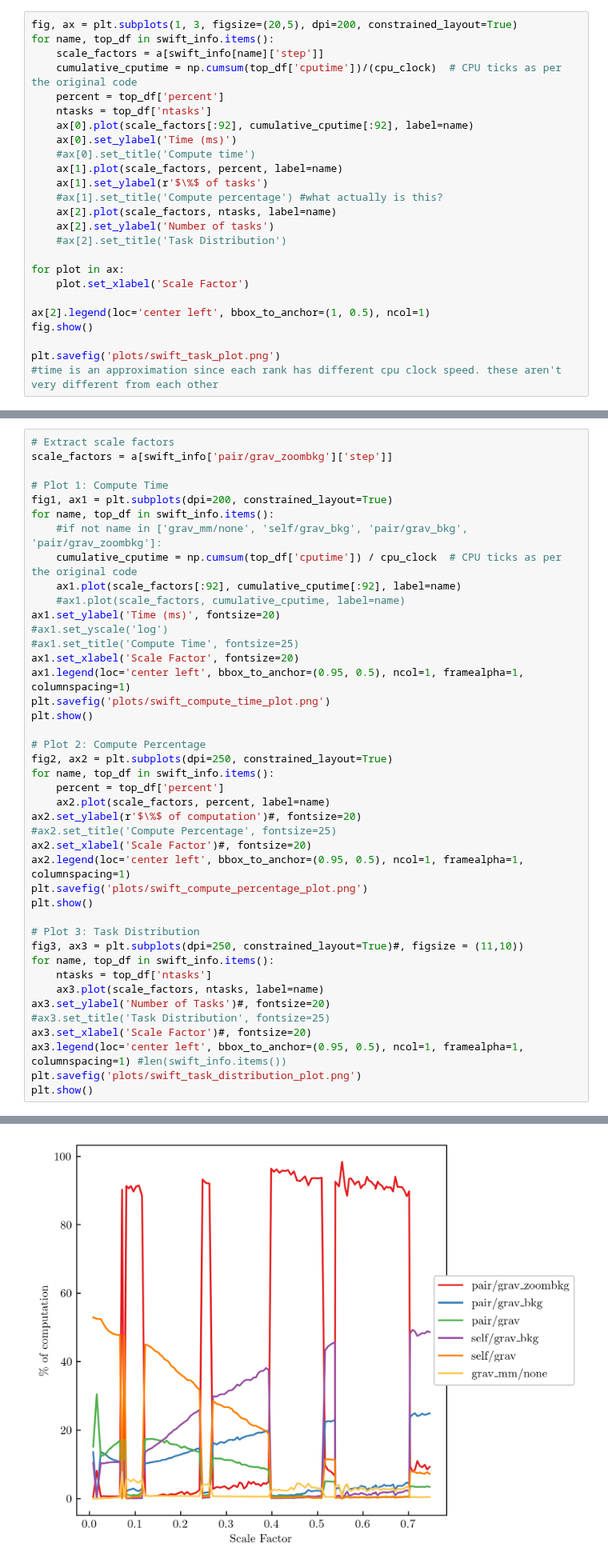
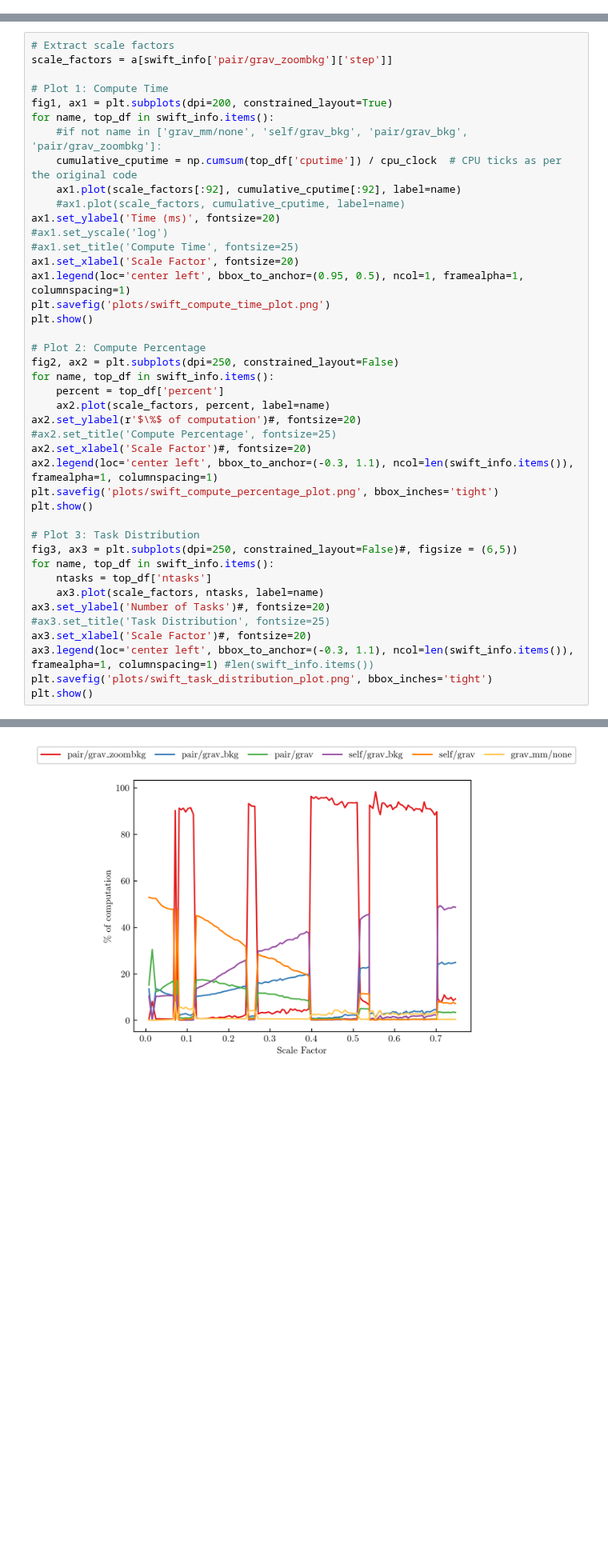
Before and after one commit to PK0207/scripts_by_me, a Jupyter notebook: cosmo_simulations/analyse_tasks.ipynb, the cells around one changed output, grey strips where cells are left out. Shown at 80% size. Saved outputs shown, nothing was run; the diff lists cells and outputs as text; blank space fills up the shorter version.

Commit message:
update plots

```diff
--- a/cosmo_simulations/analyse_tasks.ipynb
+++ b/cosmo_simulations/analyse_tasks.ipynb
@@ -259,25 +264,0 @@ for name in swift_info:
-# %%
-fig, ax = plt.subplots(1, 3, figsize=(20,5), dpi=200, constrained_layout=True)
-for name, top_df in swift_info.items():
-    scale_factors = a[swift_info[name]['step']]
-    cumulative_cputime = np.cumsum(top_df['cputime'])/(cpu_clock)  # CPU ticks as per the original code
-    percent = top_df['percent']
-    ntasks = top_df['ntasks']
-    ax[0].plot(scale_factors[:92], cumulative_cputime[:92], label=name)
-    ax[0].set_ylabel('Time (ms)')
-    #ax[0].set_title('Compute time')
-    ax[1].plot(scale_factors, percent, label=name)
-    ax[1].set_ylabel(r'$\%$ of tasks')
-    #ax[1].set_title('Compute percentage') #what actually is this?
-    ax[2].plot(scale_factors, ntasks, label=name)
-    ax[2].set_ylabel('Number of tasks')
-    #ax[2].set_title('Task Distribution')
-
-for plot in ax:
-    plot.set_xlabel('Scale Factor')
-
-ax[2].legend(loc='center left', bbox_to_anchor=(1, 0.5), ncol=1)
-fig.show()
-
-plt.savefig('plots/swift_task_plot.png')
-#time is an approximation since each rank has different cpu clock speed. these aren't very different from each other
@@ -294,37 +273,37 @@ for name, top_df in swift_info.items():
     cumulative_cputime = np.cumsum(top_df['cputime']) / cpu_clock  # CPU ticks as per the original code
     ax1.plot(scale_factors[:92], cumulative_cputime[:92], label=name)
     #ax1.plot(scale_factors, cumulative_cputime, label=name)
 ax1.set_ylabel('Time (ms)', fontsize=20)
 #ax1.set_yscale('log')
 #ax1.set_title('Compute Time', fontsize=25)
 ax1.set_xlabel('Scale Factor', fontsize=20)
 ax1.legend(loc='center left', bbox_to_anchor=(0.95, 0.5), ncol=1, framealpha=1, columnspacing=1)
 plt.savefig('plots/swift_compute_time_plot.png')
 plt.show()
 
 # Plot 2: Compute Percentage
-fig2, ax2 = plt.subplots(dpi=250, constrained_layout=True)
+fig2, ax2 = plt.subplots(dpi=250, constrained_layout=False)
 for name, top_df in swift_info.items():
     percent = top_df['percent']
     ax2.plot(scale_factors, percent, label=name)
 ax2.set_ylabel(r'$\%$ of computation')#, fontsize=20)
 #ax2.set_title('Compute Percentage', fontsize=25)
 ax2.set_xlabel('Scale Factor')#, fontsize=20)
-ax2.legend(loc='center left', bbox_to_anchor=(0.95, 0.5), ncol=1, framealpha=1, columnspacing=1)
-plt.savefig('plots/swift_compute_percentage_plot.png')
+ax2.legend(loc='center left', bbox_to_anchor=(-0.3, 1.1), ncol=len(swift_info.items()), framealpha=1, columnspacing=1)
+plt.savefig('plots/swift_compute_percentage_plot.png', bbox_inches='tight')
 plt.show()
 
 # Plot 3: Task Distribution
-fig3, ax3 = plt.subplots(dpi=250, constrained_layout=True)#, figsize = (11,10))
+fig3, ax3 = plt.subplots(dpi=250, constrained_layout=False)#, figsize = (6,5))
 for name, top_df in swift_info.items():
     ntasks = top_df['ntasks']
     ax3.plot(scale_factors, ntasks, label=name)
 ax3.set_ylabel('Number of Tasks')#, fontsize=20)
 #ax3.set_title('Task Distribution', fontsize=25)
 ax3.set_xlabel('Scale Factor')#, fontsize=20)
-ax3.legend(loc='center left', bbox_to_anchor=(0.95, 0.5), ncol=1, framealpha=1, columnspacing=1) #len(swift_info.items())
-plt.savefig('plots/swift_task_distribution_plot.png')
+ax3.legend(loc='center left', bbox_to_anchor=(-0.3, 1.1), ncol=len(swift_info.items()), framealpha=1, columnspacing=1) #len(swift_info.items())
+plt.savefig('plots/swift_task_distribution_plot.png', bbox_inches='tight')
 plt.show()
 # %% [output]
 [figure]
-[figure, old version]
+[figure, new version]
```
Also changed, not shown: parts of 3 cells of this notebook, 2 other files.
